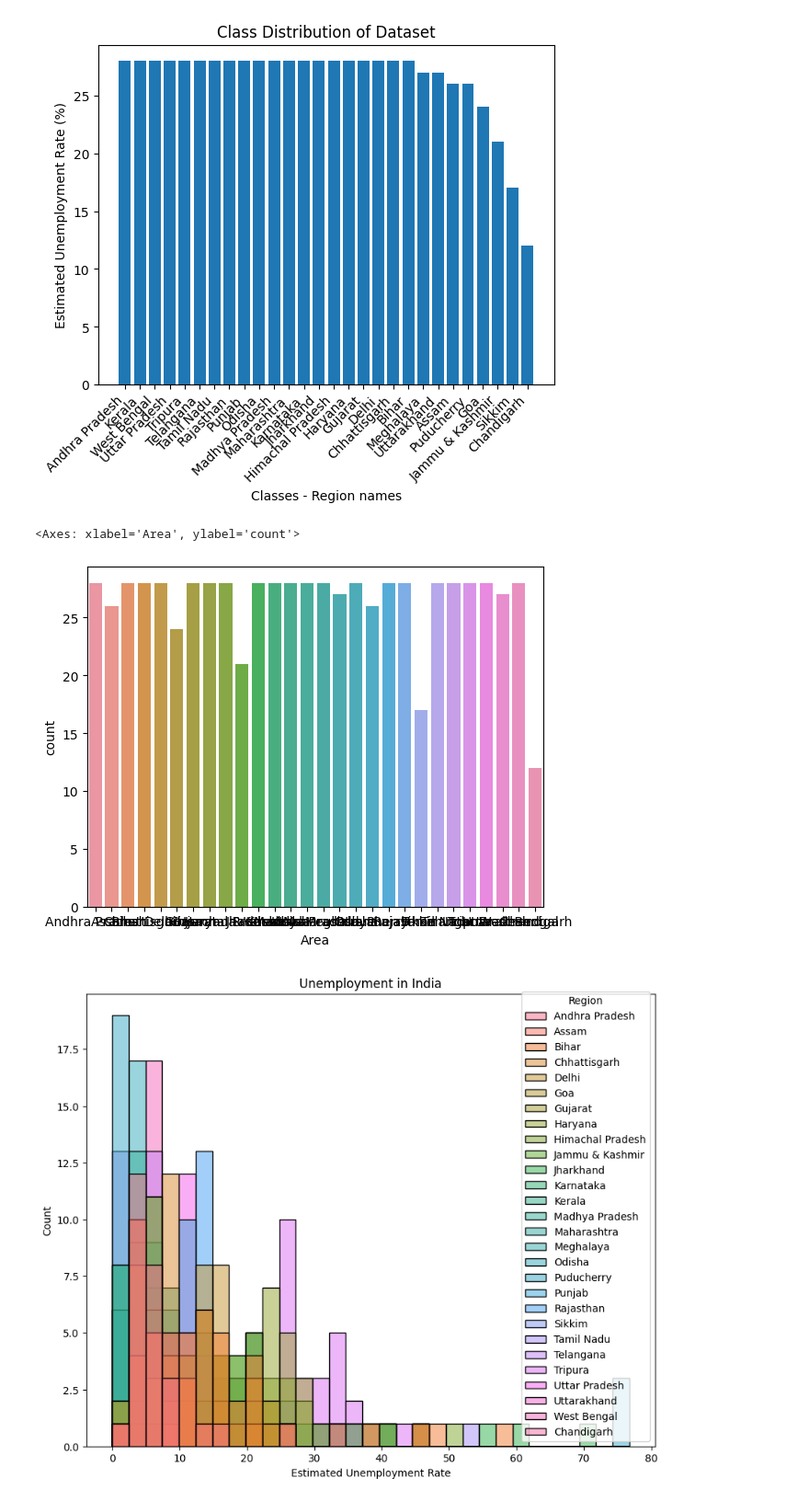
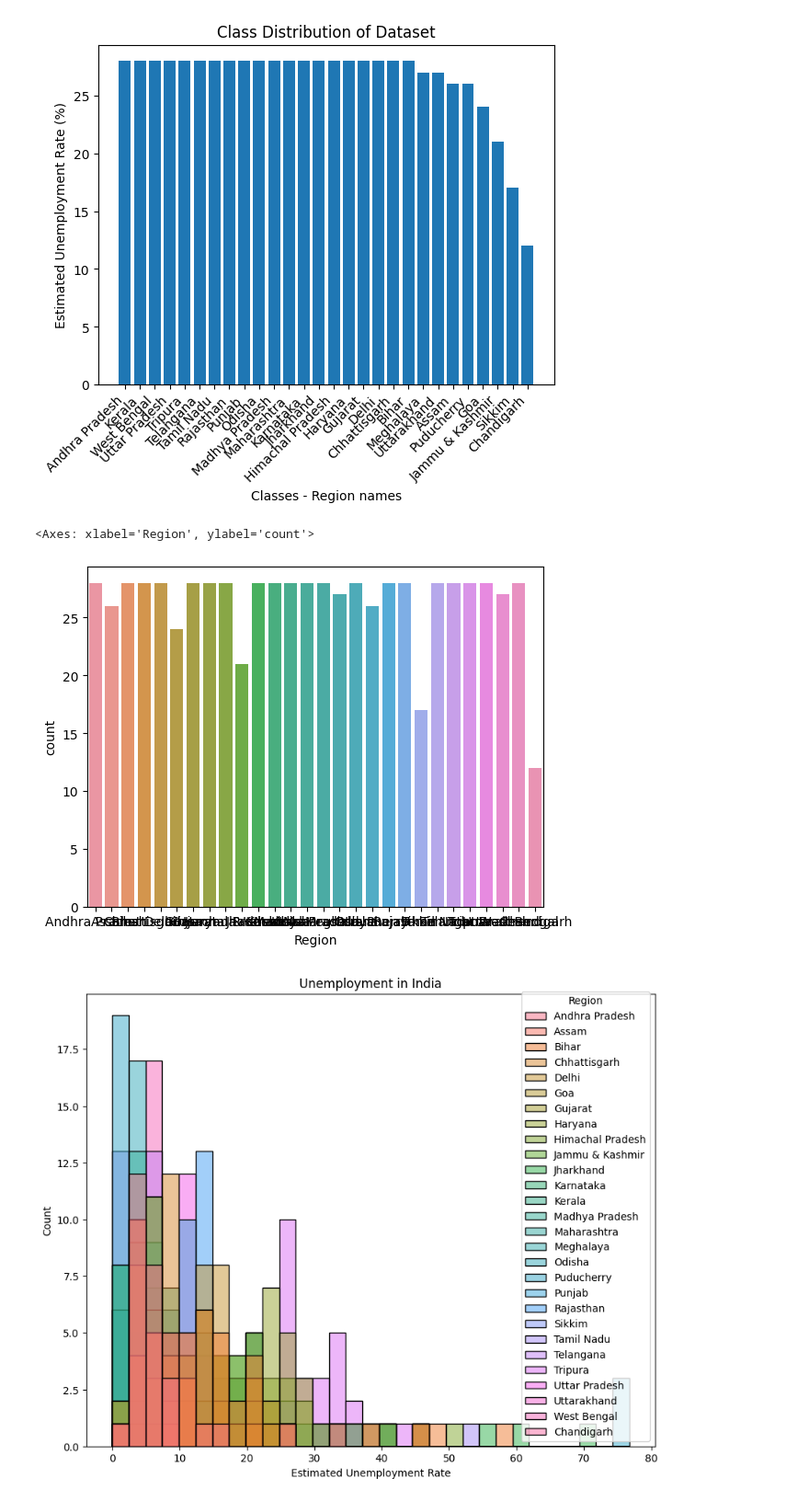
Before and after one commit to Rakshithadhandre/OIBSIP, a Jupyter notebook: Unemployment_Analysis_with_python_TASK2.ipynb, the cells around one changed output. Shown: that part at 92% size. Cells and saved outputs as stored; diff of their text form; code cells hidden in the pictures.

```diff
--- a/Unemployment_Analysis_with_python_TASK2.ipynb
+++ b/Unemployment_Analysis_with_python_TASK2.ipynb
@@ -201,10 +195,10 @@ plt.show()
 [figure]
 # %%
 import seaborn as sns
-sns.countplot(x='Area',data=df)
+sns.countplot(x='Region',data=df)
 # %% [output]
-<Axes: xlabel='Area', ylabel='count'>
+<Axes: xlabel='Region', ylabel='count'>
-[figure, old version]
+[figure, new version]
 # %%
 #unemployment rate according to different regions of India
 import matplotlib.pyplot as plt
```
Also changed, not shown: parts of 3 cells of this notebook.
